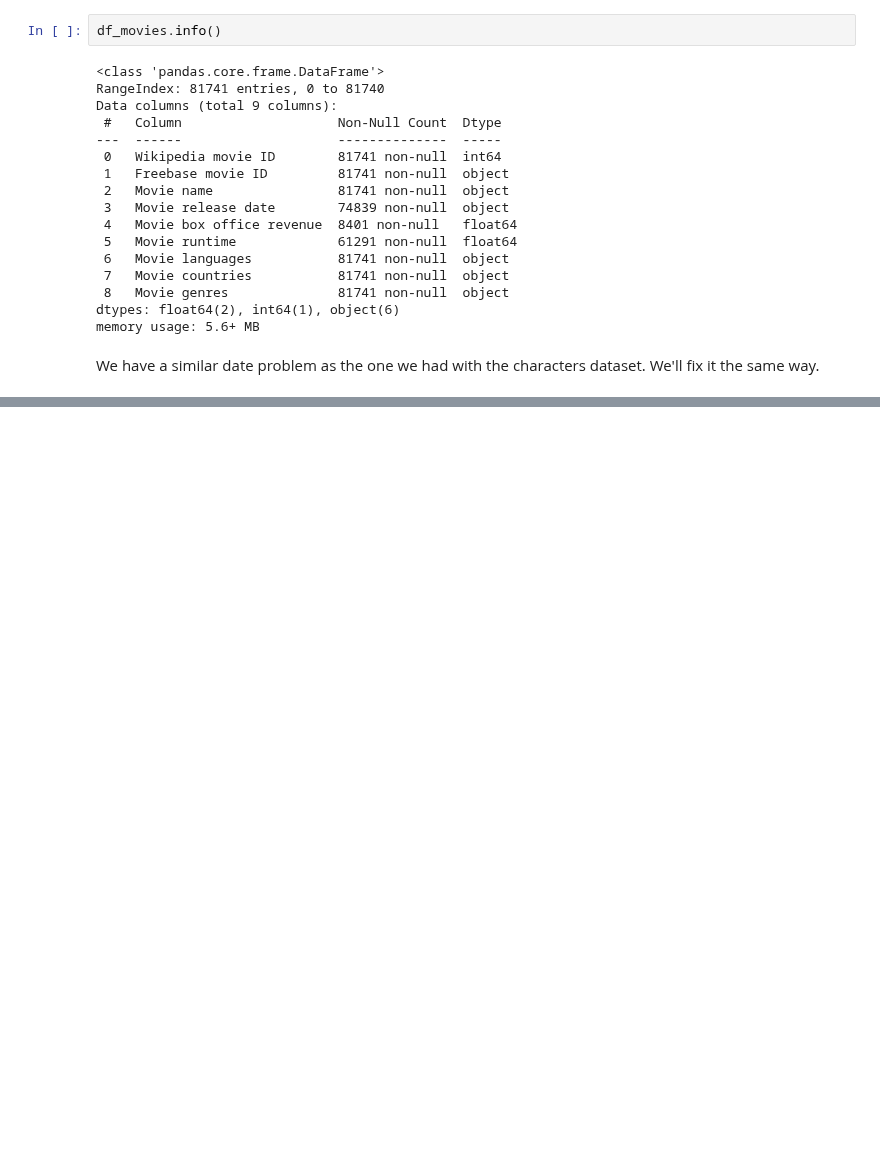
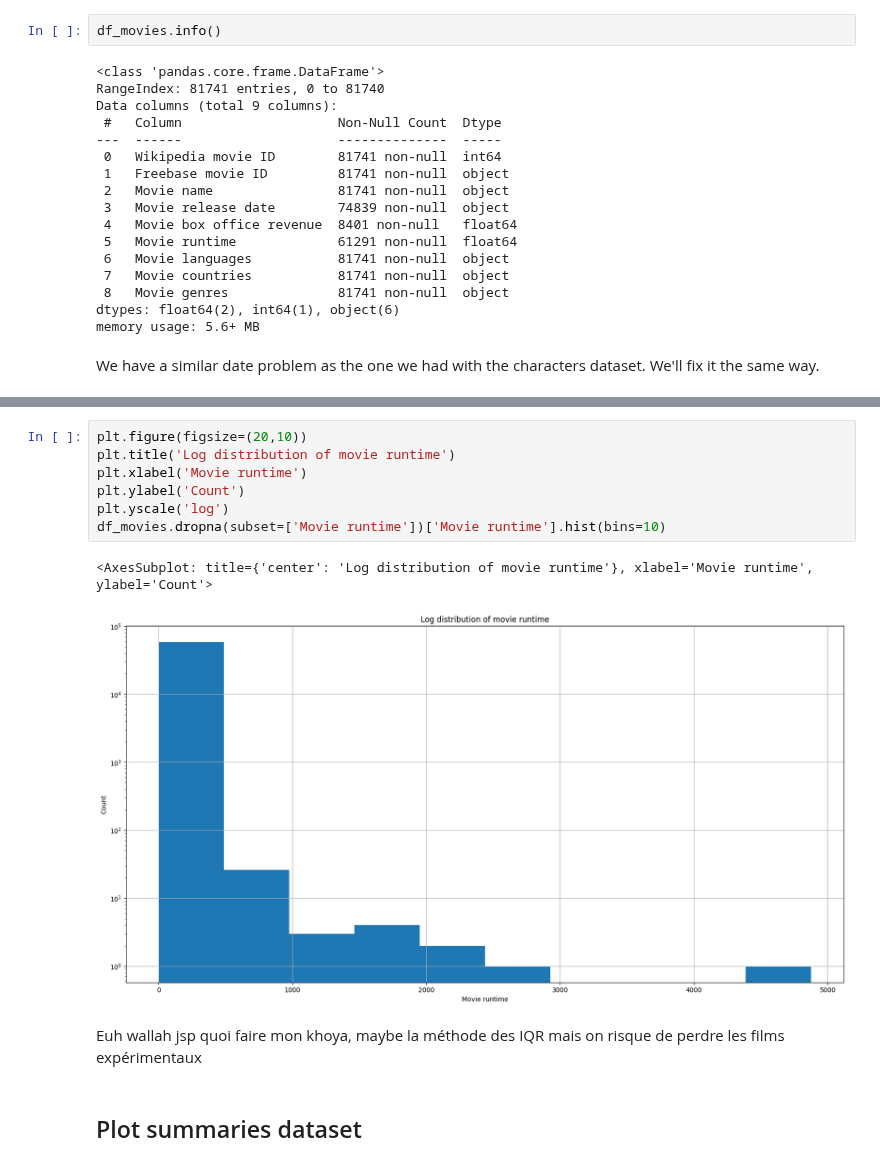
Before and after one commit to epfl-ada/ada-2023-project-radatouille, a Jupyter notebook: milestone_2.ipynb, the cells around one changed output, grey strips where cells are left out. Cells and saved outputs as stored; diff of their text form; blank space fills up the shorter version.

```diff
--- a/milestone_2.ipynb
+++ b/milestone_2.ipynb
@@ -224,0 +334,14 @@ df_movies['Movie release date'] = pd.to_datetime(df_movies['Movie release date']
+# %%
+plt.figure(figsize=(20,10))
+plt.title('Log distribution of movie runtime')
+plt.xlabel('Movie runtime')
+plt.ylabel('Count')
+plt.yscale('log')
+df_movies.dropna(subset=['Movie runtime'])['Movie runtime'].hist(bins=10)
+# %% [output]
+<AxesSubplot: title={'center': 'Log distribution of movie runtime'}, xlabel='Movie runtime', ylabel='Count'>
+[figure, added]
+# %% [markdown]
+Euh wallah jsp quoi faire mon khoya, maybe la méthode des IQR mais on risque de perdre les films expérimentaux
+# %% [markdown]
+## Plot summaries dataset
```
Also changed, not shown: parts of 27 cells of this notebook.
